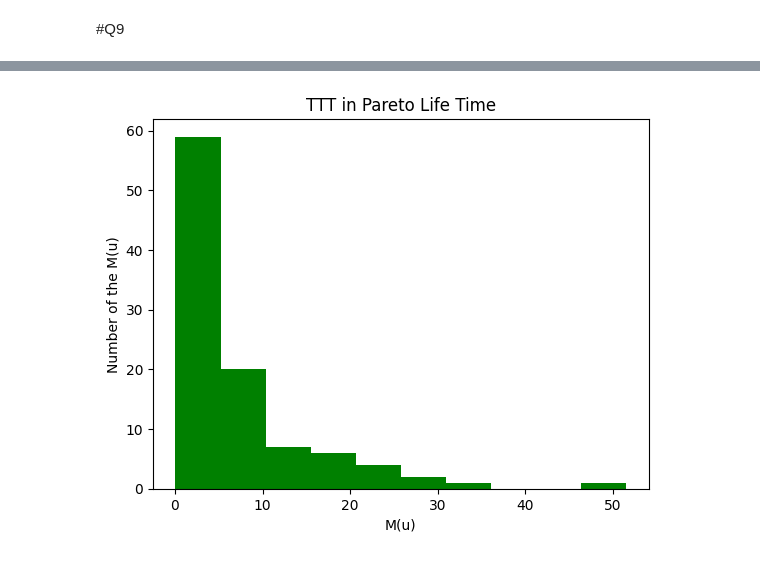
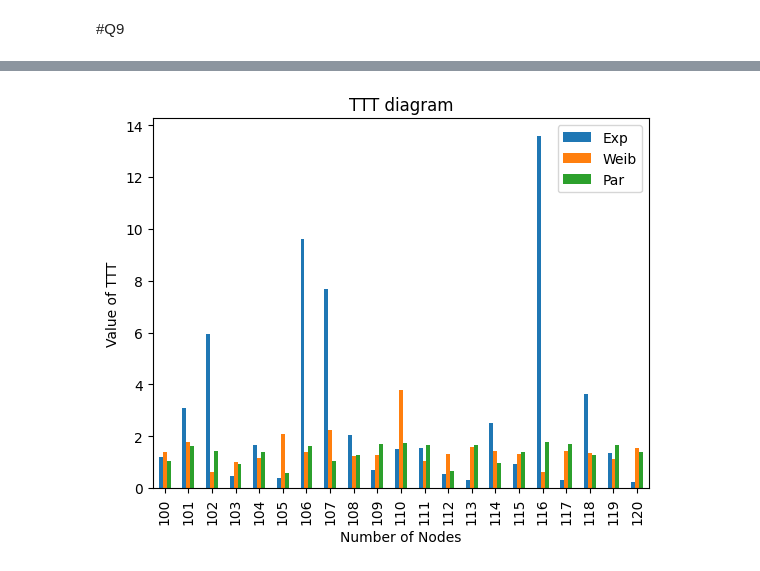
Before and after one commit to AmirEfi/Graph-Simulation, a Jupyter notebook: Simulation_Project.ipynb, the cells around one changed output, grey strips where cells are left out. Cells and saved outputs as stored; diff of their text form; code cells hidden in the pictures.

```diff
--- a/Simulation_Project.ipynb
+++ b/Simulation_Project.ipynb
@@ -1144,14 +1277,15 @@ plt.show()
 # %%
 # Q8-Part3: Pareto Life Time
-n = 100
+n = 99
 r = 2
 k = 4
 exp_times = list()
 
-for _ in range(1000):
+for _ in range(100, 131):
+  n += 1
   nodes_q8 = list()
   for i in range(n):
-    t = np.random.pareto(1)
+    t = np.random.pareto(2) + 1
     nodes_q8.append(t)
 
   g = nx.random_regular_graph(k, n)
@@ -1175,10 +1309,12 @@ for _ in range(1000):
 
     passed_time += 0.01
 
+df["Par"] = exp_times
+df.index = range(100, 131)
 
-plt.hist(exp_times, color='green')
-plt.title("Time for Isolation in Pareto Life Time")
-plt.xlabel("Time to Isolation")
-plt.ylabel("Number of the Graphs")
+df.plot(kind="bar")
+plt.title("Life Times")
+plt.xlabel("Number of Nodes")
+plt.ylabel("Value of Life Time")
 plt.show()
 # %% [output]
@@ -1226,19 +1360,28 @@ plt.show()
 # %%
 # Q9-Part3: draw TTT diagram - Pareto Life Time
-n = 100
-life_t = list()
-for i in range(n):
-    t = np.random.pareto(3)
-    life_t.append(t)
+mean_ttt = list()
+n = 99
+for i in range(100, 121):
+  n += 1
+  life_t = list()
+  for i in range(n):
+      t = np.random.pareto(2) + 1
+      life_t.append(t)
 
-M_ttt = list()
-for i in range(n):
-  M_ttt.append(life_t[i] / life_t[-1])
+  M_ttt = list()
+  for i in range(n):
+    M_ttt.append(life_t[i] / life_t[-1])
 
-plt.hist(M_ttt, color='green')
-plt.title("TTT in Pareto Life Time")
-plt.xlabel("M(u)")
-plt.ylabel("Number of the M(u)")
+  mean_ttt.append(sum(M_ttt) / len(M_ttt))
+
+df["Par"] = mean_ttt
+
+df.index = range(100, 121)
+
+df.plot(kind="bar")
+plt.title("TTT diagram")
+plt.xlabel("Number of Nodes")
+plt.ylabel("Value of TTT")
 plt.show()
 # %% [output]
-[figure, old version]
+[figure, new version]
```
Also changed, not shown: parts of 31 cells of this notebook.
